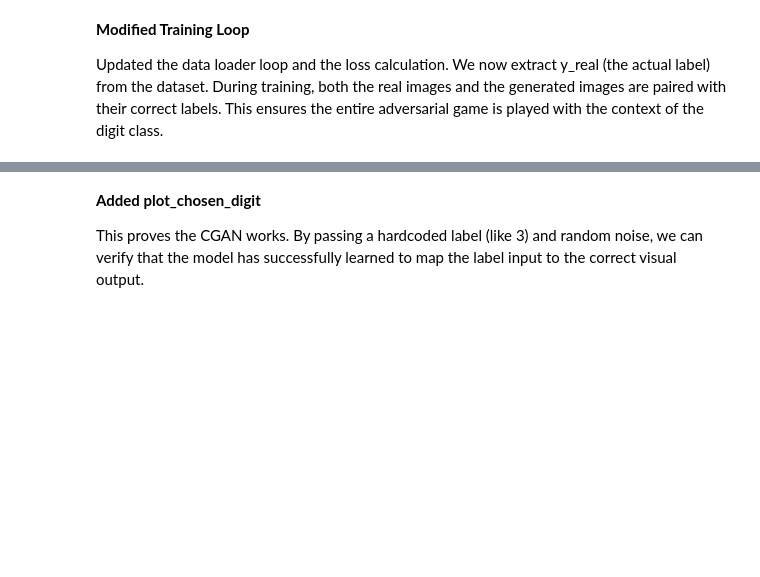
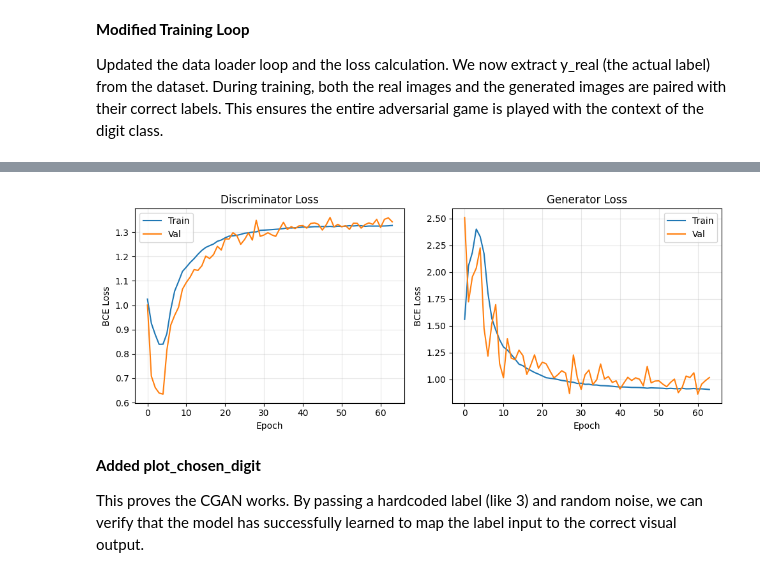
Before and after one commit to popraf/D7047E_Advanced_deep_learning_assignments, a Jupyter notebook: lab2/Task3_CGAN.ipynb, the cells around one changed output, grey strips where cells are left out. Drawn from its saved outputs; the diff is of its cells as text; code cells hidden in the pictures; blank space fills up the shorter version.

```diff
--- a/lab2/Task3_CGAN.ipynb
+++ b/lab2/Task3_CGAN.ipynb
@@ -21,12 +21,12 @@ device = torch.device("cuda:0" if torch.cuda.is_available() else "cpu")
 print(f"Using device: {device}")
 
 mb_size = 128
-Z_dim   = 100
-X_dim   = 784
+Z_dim = 100
+X_dim = 784
 n_classes = 10
-lr      = 2e-4
-beta1   = 0.5
-epochs  = 20  # CGANs usually show results clearly in less epochs
+lr = 2e-4
+beta1 = 0.5
+epochs = 64  # CGANs usually show results clearly in less epochs
 # %% [output]
 Using device: cuda:0
 # %%
@@ -77,7 +84,7 @@ class ConditionalGenerator(nn.Module):
             nn.Linear(512, 1024),
             nn.LeakyReLU(0.2, inplace=True),
             nn.Linear(1024, X_dim),
-            nn.Tanh()
+            nn.Tanh(),
         )
         self.apply(xavier_init)
 
@@ -104,7 +111,7 @@ class ConditionalDiscriminator(nn.Module):
             nn.Linear(512, 256),
             nn.LeakyReLU(0.2, inplace=True),
             nn.Dropout(0.3),
-            nn.Linear(256, 1)  # Output logit
+            nn.Linear(256, 1),  # Output logit
         )
         self.apply(xavier_init)
 
@@ -168,3 +232,27 @@ for epoch in range(epochs):
+# %%
+# --- Plot Training and Validation Losses ---
+plt.figure(figsize=(10, 4))
+plt.subplot(1, 2, 1)
+plt.plot(D_loss_history, label="Train")
+plt.plot(D_val_loss_history, label="Val")
+plt.title("Discriminator Loss")
+plt.xlabel("Epoch")
+plt.ylabel("BCE Loss")
+plt.legend()
+plt.grid(True, alpha=0.3)
+
+plt.subplot(1, 2, 2)
+plt.plot(G_loss_history, label="Train")
+plt.plot(G_val_loss_history, label="Val")
+plt.title("Generator Loss")
+plt.xlabel("Epoch")
+plt.ylabel("BCE Loss")
+plt.legend()
+plt.grid(True, alpha=0.3)
+plt.tight_layout()
+plt.show()
+# %% [output]
+[figure, added]
 # %% [markdown]
 **Added plot_chosen_digit**
 
```
Also changed, not shown: parts of 5 cells of this notebook, 2 other files.
